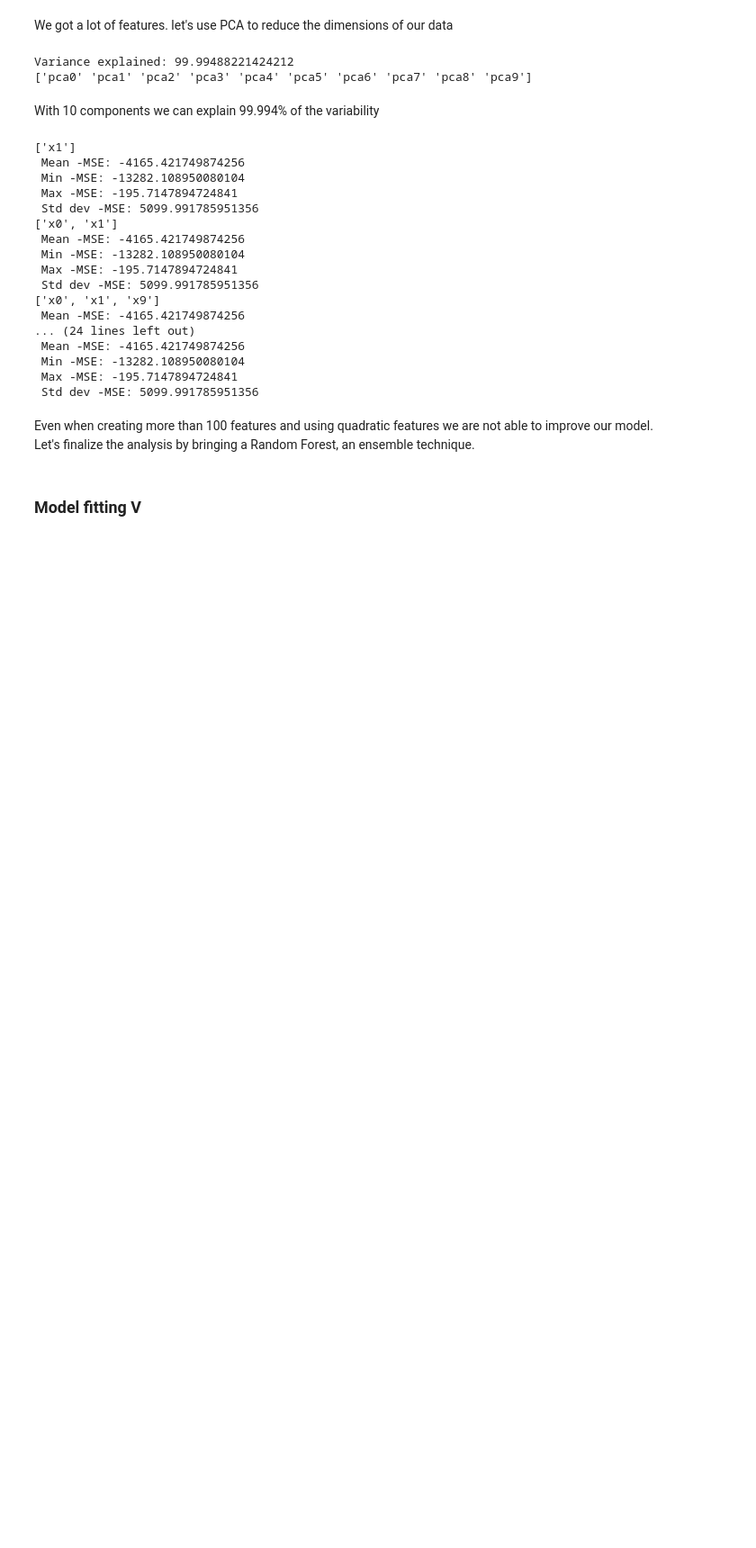
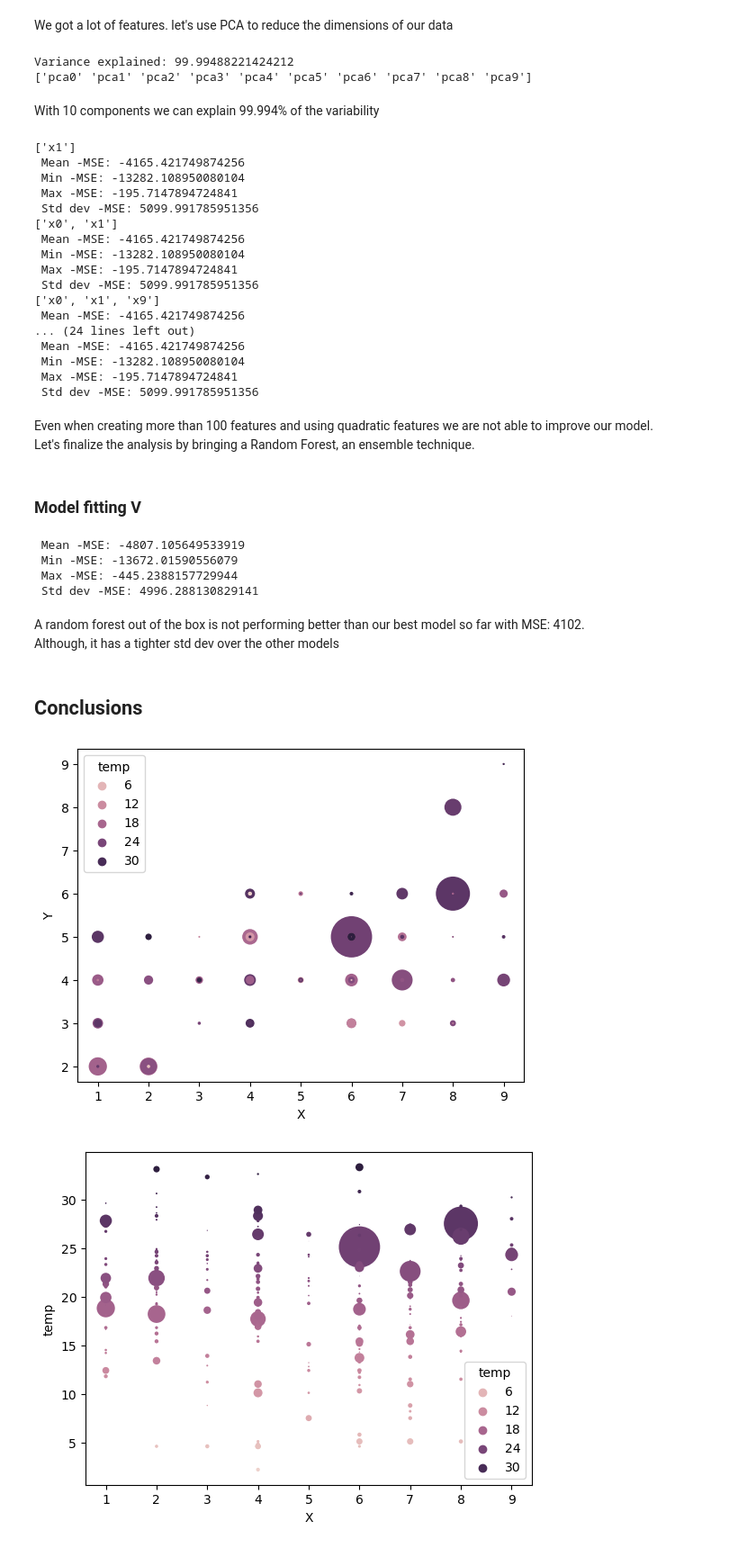
Before and after one commit to 1Elral4/Optimizing-Model-Predictions, a Jupyter notebook: optimizing_model_predictions.ipynb, the cells around one changed output. Shown at 90% size. Drawn from its saved outputs; the diff is of its cells as text; code cells hidden in the pictures; blank space fills up the shorter version.

Commit message:
Model fitting V and conclusions

```diff
--- a/optimizing_model_predictions.ipynb
+++ b/optimizing_model_predictions.ipynb
@@ -729,0 +732,30 @@ Let's finalize the analysis by bringing a Random Forest, an ensemble technique.
+# %%
+model = RandomForestRegressor(random_state=42)
+
+cv = cross_val_score(model, X, y['area'], cv=5, scoring='neg_mean_squared_error')
+print(f" Mean -MSE: {cv.mean()}")
+print(f" Min -MSE: {cv.min()}")
+print(f" Max -MSE: {cv.max()}")
+print(f" Std dev -MSE: {cv.std()}")
+# %% [output]
+ Mean -MSE: -4807.105649533919
+ Min -MSE: -13672.01590556079
+ Max -MSE: -445.2388157729944
+ Std dev -MSE: 4996.288130829141
+# %% [markdown]
+A random forest out of the box is not performing better than our best model so far with MSE: 4102.<BR>
+Although, it has a tighter std dev over the other models
+# %% [markdown]
+## Conclusions
+# %%
+sns.scatterplot(data=ff, x='X', y='Y', s=ff['area'], hue=ff['temp'], )
+plt.show()
+sns.scatterplot(data=ff, x='X', y='temp', s=ff['area'], hue=ff['temp'])
+plt.show()
+sns.scatterplot(data=ff, x='X', y=ff['area'], hue=ff['temp'])
+plt.show()
+sns.scatterplot(data=ff, x=ff['temp'], y=ff['area'], hue=ff['temp'])
+plt.show()
+# %% [output]
+[figure, added]
+[figure, added]
```
Also changed, not shown: parts of 4 cells of this notebook.
